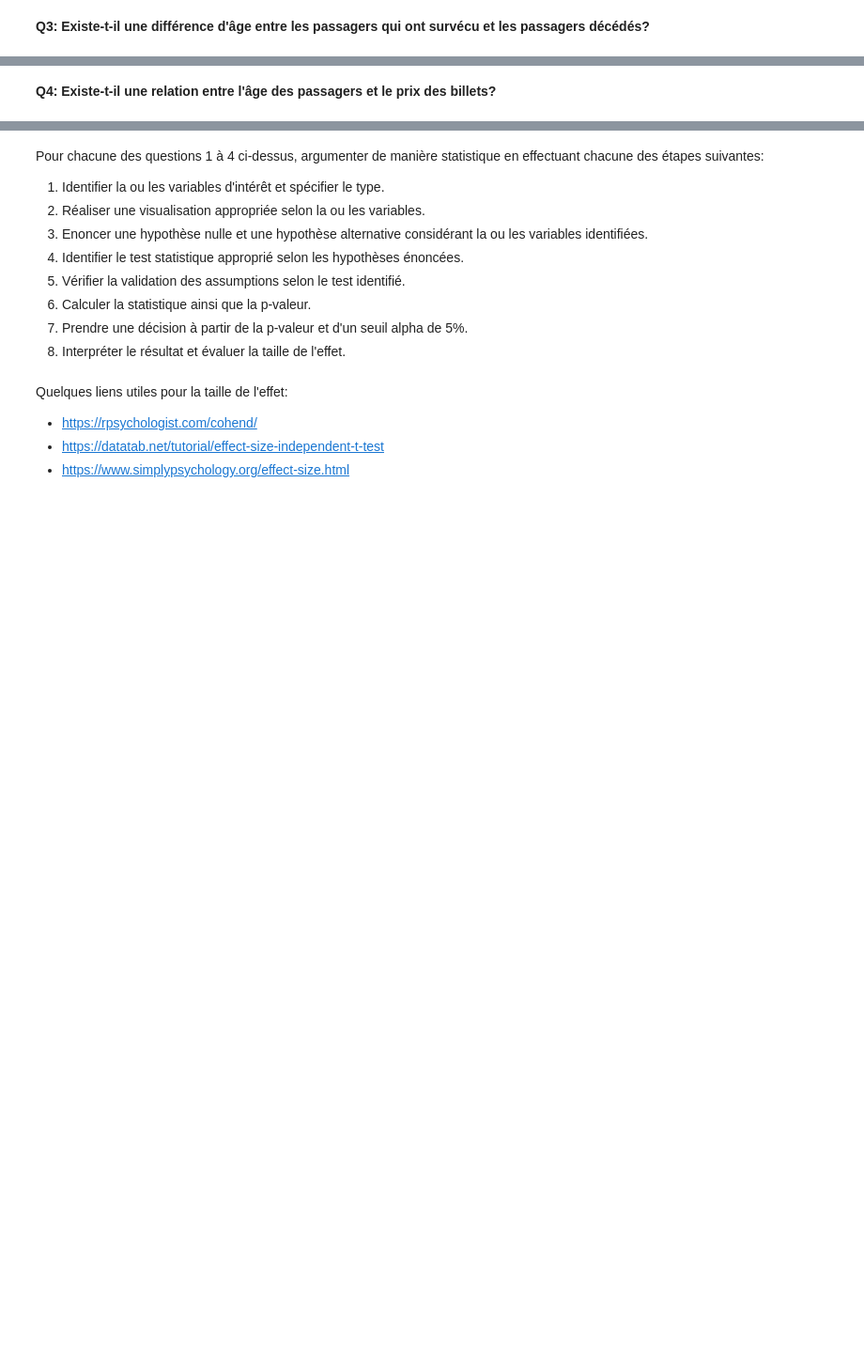
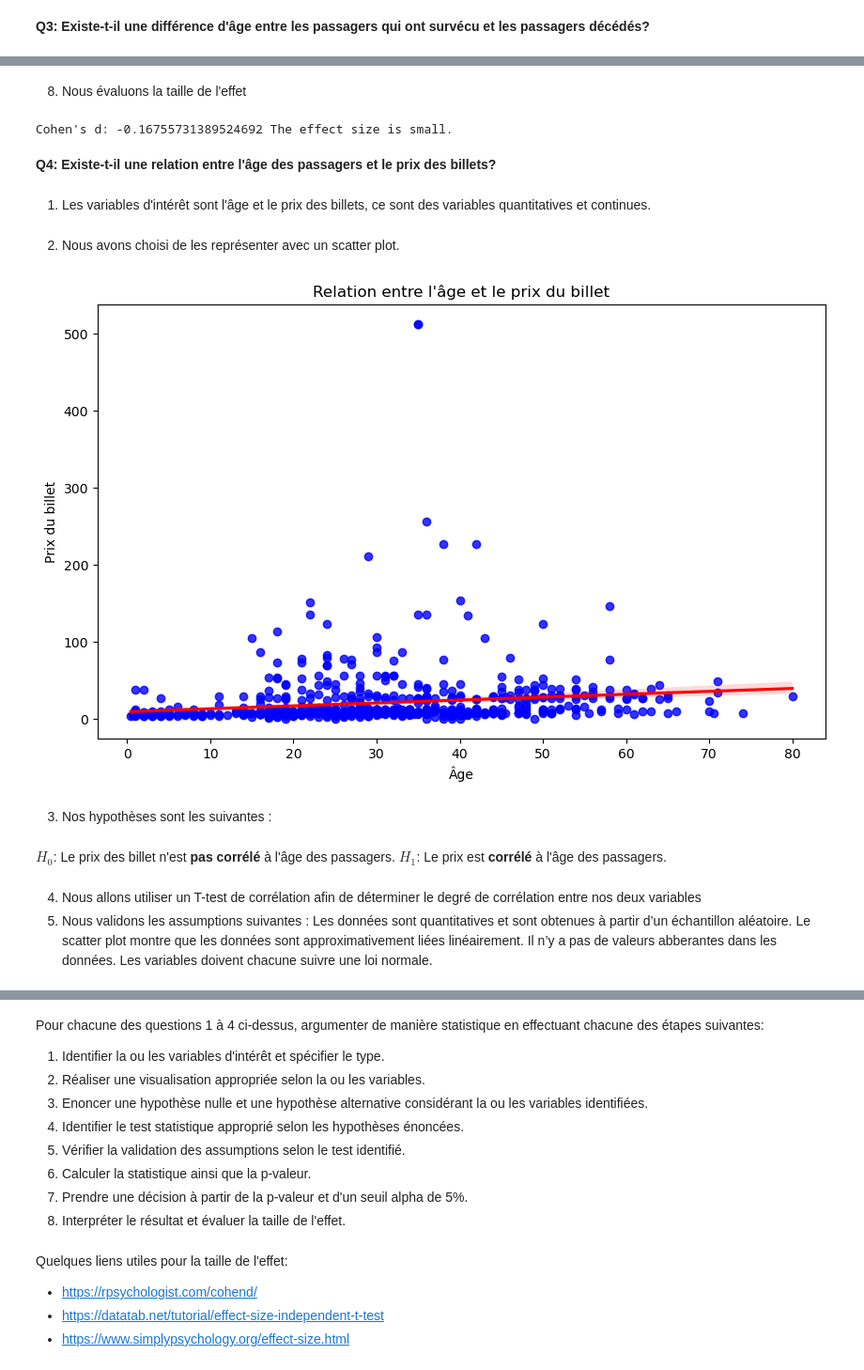
Before and after one commit to Dortgoth/Data_analysis_Project, a Jupyter notebook: projet_Olivier_Guillaume.ipynb, the cells around one changed output, grey strips where cells are left out. Shown at 94% size. Saved outputs shown, nothing was run; the diff lists cells and outputs as text; code cells hidden in the pictures; blank space fills up the shorter version.

```diff
--- a/projet_Olivier_Guillaume.ipynb
+++ b/projet_Olivier_Guillaume.ipynb
@@ -221,2 +365,39 @@ ValueError: Could not interpret input 'Status'
+# %% [markdown]
+8. Nous évaluons la taille de l'effet
+# %%
+interpretation = ""
+if abs(cohens_d) <= 0.3:
+    interpretation = "The effect size is small."
+elif abs(cohens_d) <= 0.5:
+    interpretation = "The effect size is medium."
+else:
+    interpretation = "The effect size is large."
+print("Cohen's d:", cohens_d, interpretation)
+# %% [output]
+Cohen's d: -0.16755731389524692 The effect size is small.
 # %% [markdown]
 **Q4: Existe-t-il une relation entre l'âge des passagers et le prix des billets?**
+# %% [markdown]
+1. Les variables d'intérêt sont l'âge et le prix des billets, ce sont des variables quantitatives et continues.
+# %% [markdown]
+2. Nous avons choisi de les représenter avec un scatter plot.
+# %%
+plt.figure(figsize=(10,6))
+sns.regplot(x='Age', y='Fare', data=data_clean, scatter_kws={"color": "blue"}, line_kws={"color": "red"})
+plt.title('Relation entre l\'âge et le prix du billet')
+plt.xlabel('Âge')
+plt.ylabel('Prix du billet')
+plt.show()
+# %% [output]
+[figure, added]
+# %% [markdown]
+3. Nos hypothèses sont les suivantes :
+# %% [markdown]
+$H_0$: Le prix des billet n'est **pas corrélé** à l'âge des passagers. $H_1$: Le prix est **corrélé** à l'âge des passagers.
+# %% [markdown]
+4. Nous allons utiliser un T-test de corrélation afin de déterminer le degré de corrélation entre nos deux variables
+5. Nous validons les assumptions suivantes :
+    Les données sont quantitatives et sont obtenues à partir d’un échantillon aléatoire.
+    Le scatter plot montre que les données sont approximativement liées linéairement.
+    Il n’y a pas de valeurs abberantes dans les données.
+    Les variables doivent chacune suivre une loi normale.
```
Also changed, not shown: parts of 22 cells of this notebook, 2 other files.
